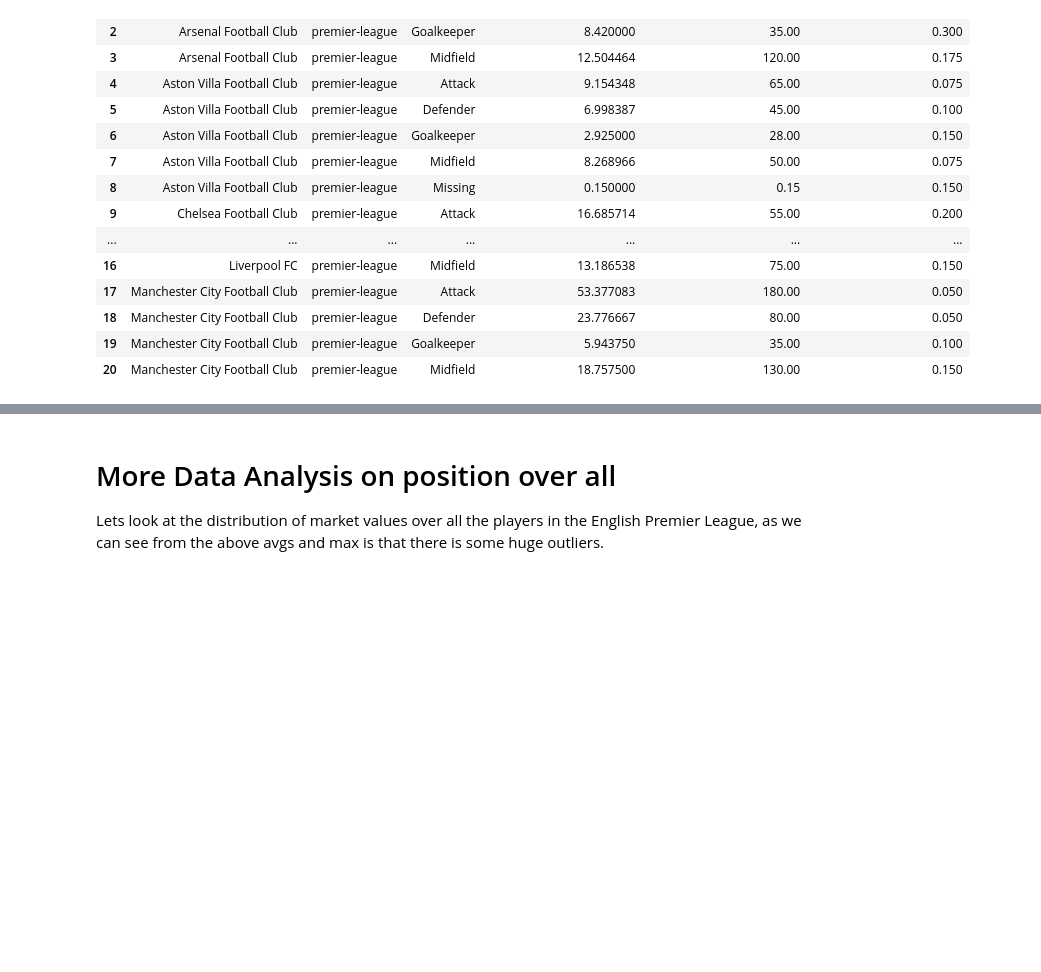
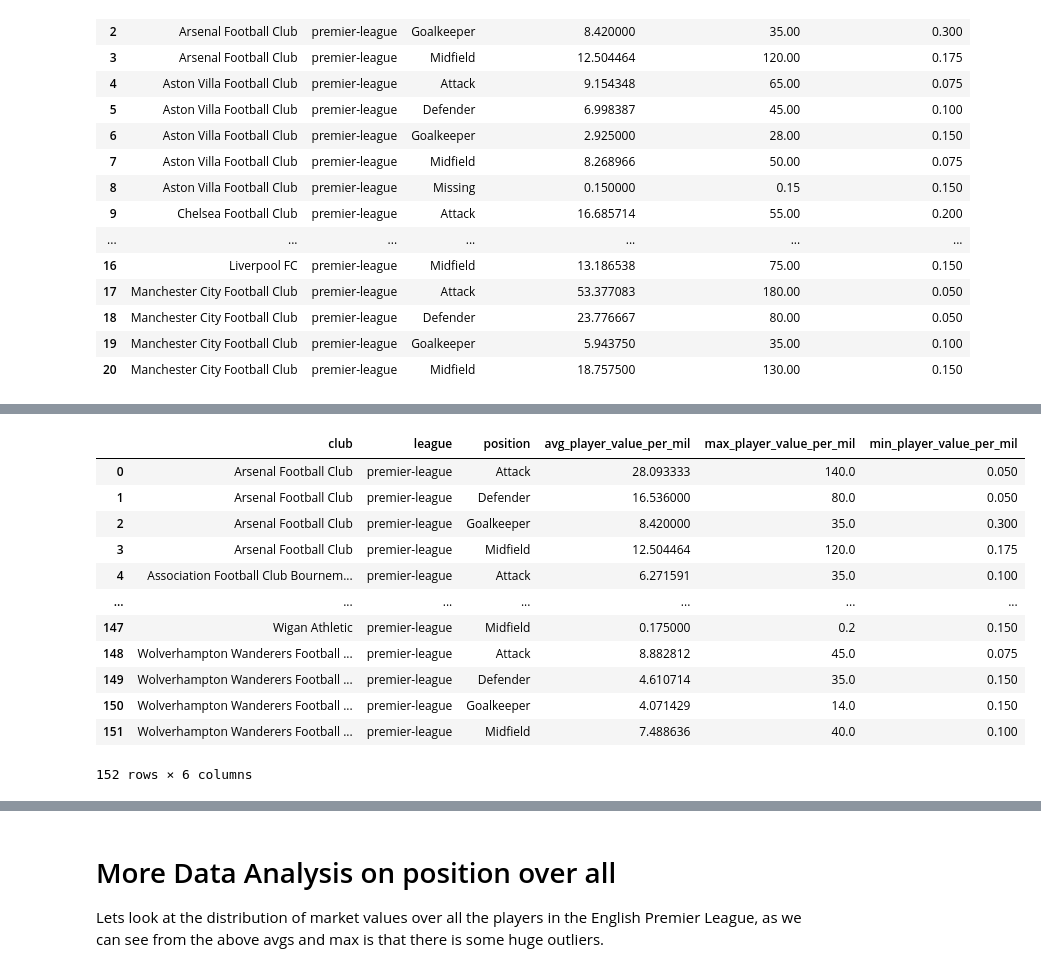
Before and after one commit to shadtome/Score-data, a Jupyter notebook: data_explore/transfer_market_examples.ipynb, the cells around one changed output, grey strips where cells are left out. Drawn from its saved outputs; the diff is of its cells as text; code cells hidden in the pictures; blank space fills up the shorter version.

```diff
--- a/data_explore/transfer_market_examples.ipynb
+++ b/data_explore/transfer_market_examples.ipynb
@@ -172,0 +173,30 @@ plt.show()
+# %%
+con = sql.connect(path)
+
+avg_transfer_per_club = pd.read_sql("""SELECT clubs.name AS club,
+                                        competitions.name AS league,
+                                    players.position AS position,
+                                    avg(players.market_value_in_eur)/1000000 AS avg_player_value_per_mil,
+                                    max(players.market_value_in_eur)/1000000 AS max_player_value_per_mil,
+                                    min(players.market_value_in_eur)/1000000 AS min_player_value_per_mil
+                                    FROM clubs
+                                    JOIN competitions ON competitions.competition_id = clubs.domestic_competition_id
+                                    JOIN players ON players.current_club_name = clubs.name
+                                    WHERE league = 'premier-league'
+                                    GROUP BY club,position;""",con)
+con.close()
+avg_transfer_per_club
+# %% [output]
+|  | club | league | position | avg_player_value_per_mil | max_player_value_per_mil | min_player_value_per_mil |
+| 0 | Arsenal Football Club | premier-league | Attack | 28.093333 | 140.0 | 0.050 |
+| 1 | Arsenal Football Club | premier-league | Defender | 16.536000 | 80.0 | 0.050 |
+| 2 | Arsenal Football Club | premier-league | Goalkeeper | 8.420000 | 35.0 | 0.300 |
+| 3 | Arsenal Football Club | premier-league | Midfield | 12.504464 | 120.0 | 0.175 |
+| 4 | Association Football Club Bournem... | premier-league | Attack | 6.271591 | 35.0 | 0.100 |
+| ... | ... | ... | ... | ... | ... | ... |
+| 147 | Wigan Athletic | premier-league | Midfield | 0.175000 | 0.2 | 0.150 |
+| 148 | Wolverhampton Wanderers Football ... | premier-league | Attack | 8.882812 | 45.0 | 0.075 |
+| 149 | Wolverhampton Wanderers Football ... | premier-league | Defender | 4.610714 | 35.0 | 0.150 |
+| 150 | Wolverhampton Wanderers Football ... | premier-league | Goalkeeper | 4.071429 | 14.0 | 0.150 |
+| 151 | Wolverhampton Wanderers Football ... | premier-league | Midfield | 7.488636 | 40.0 | 0.100 |
+152 rows × 6 columns
```
Also changed, not shown: parts of 3 cells of this notebook, 1 other file.
